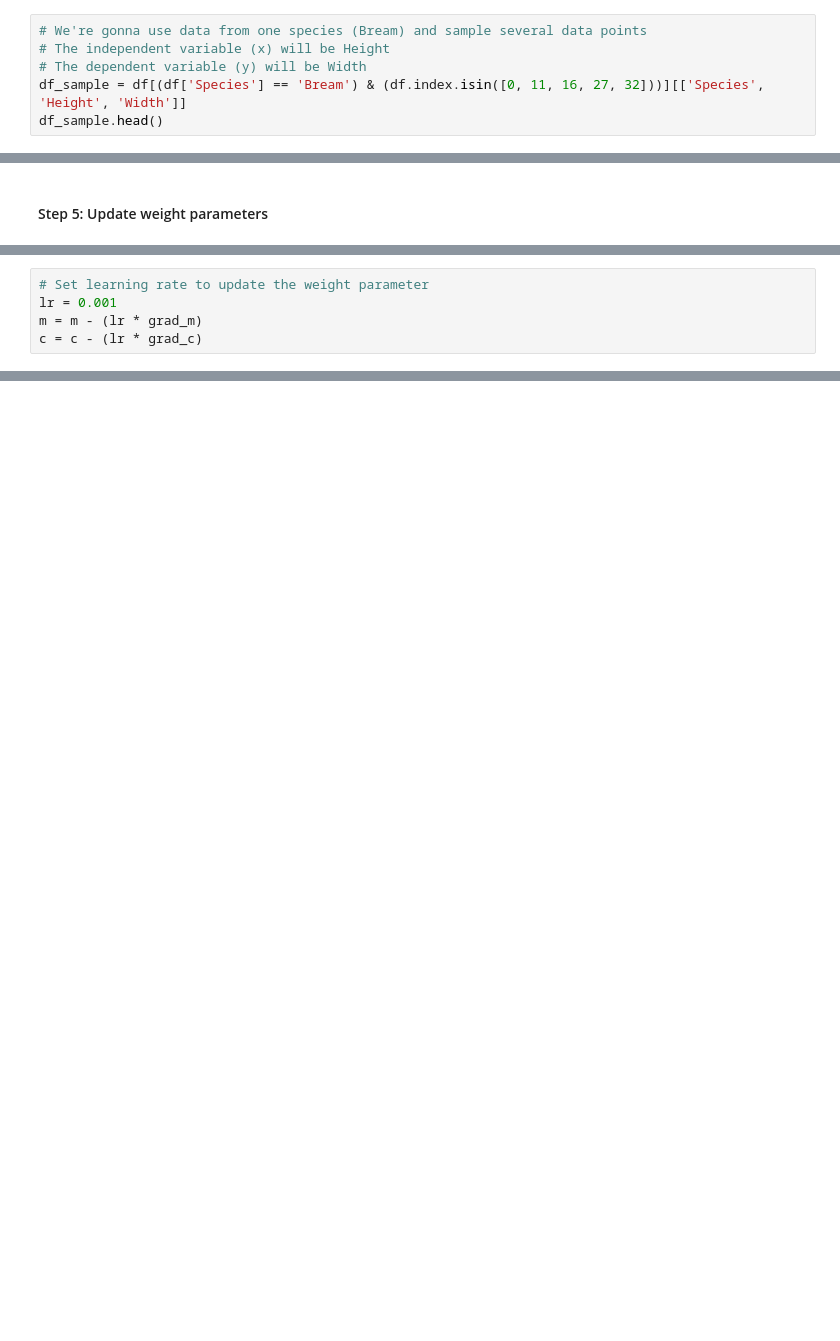
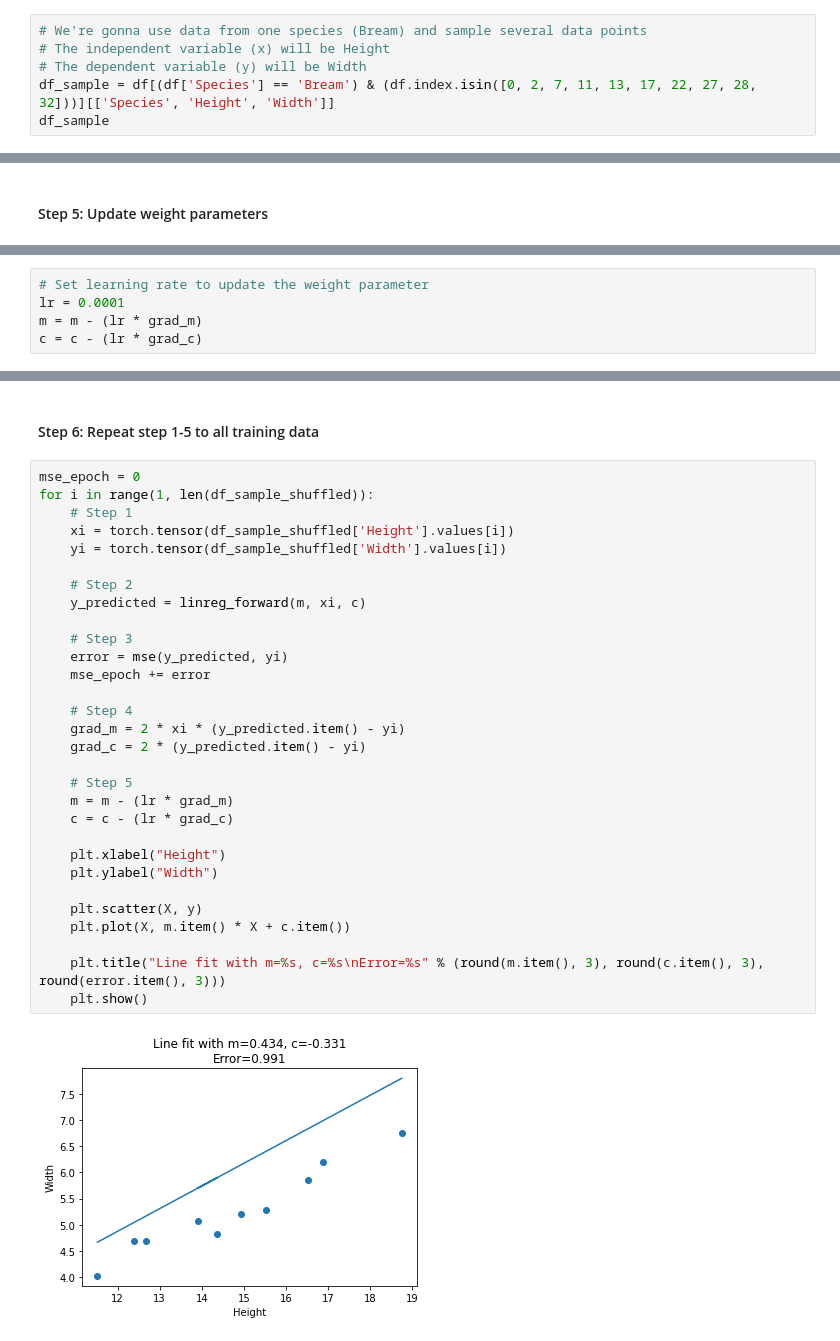
Before and after one commit to bahyhelmihp/sgd-from-scratch, a Jupyter notebook: midterm.ipynb, the cells around one changed output, grey strips where cells are left out. Saved outputs shown, nothing was run; the diff lists cells and outputs as text; blank space fills up the shorter version.

```diff
--- a/midterm.ipynb
+++ b/midterm.ipynb
@@ -29,5 +38,5 @@ df.head()
 # We're gonna use data from one species (Bream) and sample several data points
 # The independent variable (x) will be Height
 # The dependent variable (y) will be Width
-df_sample = df[(df['Species'] == 'Bream') & (df.index.isin([0, 11, 16, 27, 32]))][['Species', 'Height', 'Width']]
-df_sample.head()
+df_sample = df[(df['Species'] == 'Bream') & (df.index.isin([0, 2, 7, 11, 13, 17, 22, 27, 28, 32]))][['Species', 'Height', 'Width']]
+df_sample
@@ -123,6 +164,6 @@ plt.show()
 # %%
 # Set learning rate to update the weight parameter
-lr = 0.001
+lr = 0.0001
 m = m - (lr * grad_m)
 c = c - (lr * grad_c)
 # %%
@@ -139,0 +186,34 @@ plt.show()
+# %% [markdown]
+#### Step 6: Repeat step 1-5 to all training data
+# %%
+mse_epoch = 0
+for i in range(1, len(df_sample_shuffled)):
+    # Step 1
+    xi = torch.tensor(df_sample_shuffled['Height'].values[i])
+    yi = torch.tensor(df_sample_shuffled['Width'].values[i])
+
+    # Step 2
+    y_predicted = linreg_forward(m, xi, c)
+
+    # Step 3
+    error = mse(y_predicted, yi)
+    mse_epoch += error
+
+    # Step 4
+    grad_m = 2 * xi * (y_predicted.item() - yi)
+    grad_c = 2 * (y_predicted.item() - yi)
+
+    # Step 5
+    m = m - (lr * grad_m)
+    c = c - (lr * grad_c)
+
+    plt.xlabel("Height")
+    plt.ylabel("Width")
+
+    plt.scatter(X, y)
+    plt.plot(X, m.item() * X + c.item())
+
+    plt.title("Line fit with m=%s, c=%s\nError=%s" % (round(m.item(), 3), round(c.item(), 3), round(error.item(), 3)))
+    plt.show()
+# %% [output]
+[figure, added]
```
Also changed, not shown: parts of 18 cells of this notebook.
